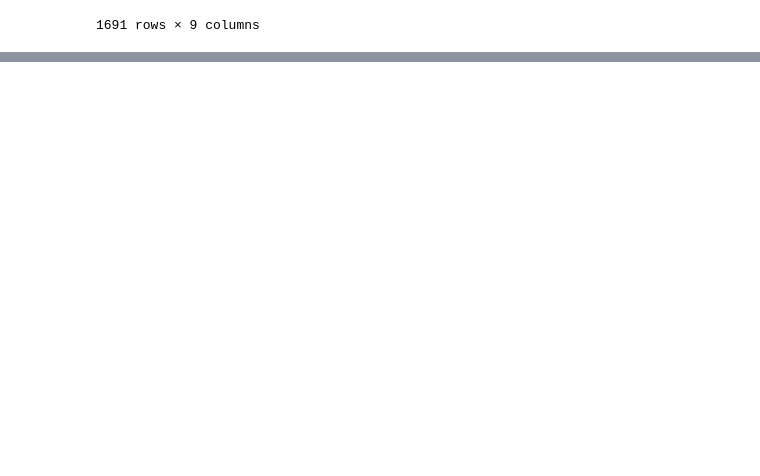
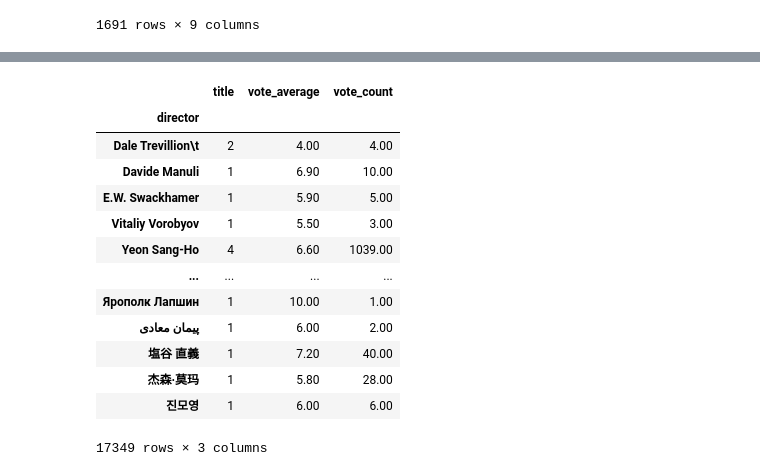
Before and after one commit to audreyemmely/DSProjects, a Jupyter notebook: explanatory_analysis_movies/explanatory_analysis_movies.ipynb, the cells around one changed output, grey strips where cells are left out. Drawn from its saved outputs; the diff is of its cells as text; code cells hidden in the pictures; blank space fills up the shorter version.

Commit message:
most successful directors

```diff
--- a/explanatory_analysis_movies/explanatory_analysis_movies.ipynb
+++ b/explanatory_analysis_movies/explanatory_analysis_movies.ipynb
@@ -873,0 +947,18 @@ franchises[franchises[("vote_count", "mean")] >= 1000].nlargest(20, ("vote_avera
+# %%
+directors = df.groupby("director").agg({"title": "count", "vote_average" : "mean", "vote_count" : "sum"})
+directors
+# %% [output]
+|  | title | vote_average | vote_count |
+| director |  |  |  |
+| Dale Trevillion\t | 2 | 4.00 | 4.00 |
+| Davide Manuli | 1 | 6.90 | 10.00 |
+| E.W. Swackhamer | 1 | 5.90 | 5.00 |
+| Vitaliy Vorobyov | 1 | 5.50 | 3.00 |
+| Yeon Sang-Ho | 4 | 6.60 | 1039.00 |
+| ... | ... | ... | ... |
+| Ярополк Лапшин | 1 | 10.00 | 1.00 |
+| پیمان معادی | 1 | 6.00 | 2.00 |
+| 塩谷 直義 | 1 | 7.20 | 40.00 |
+| 杰森·莫玛 | 1 | 5.80 | 28.00 |
+| 진모영 | 1 | 6.00 | 6.00 |
+17349 rows × 3 columns
```
Also changed, not shown: parts of 13 cells of this notebook.
